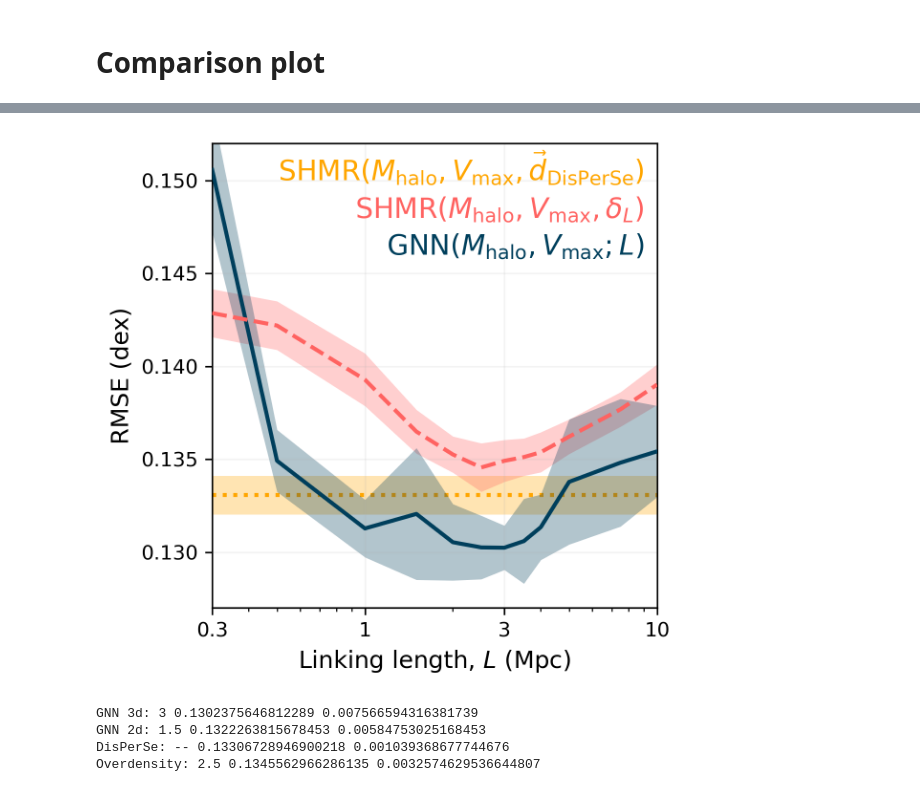
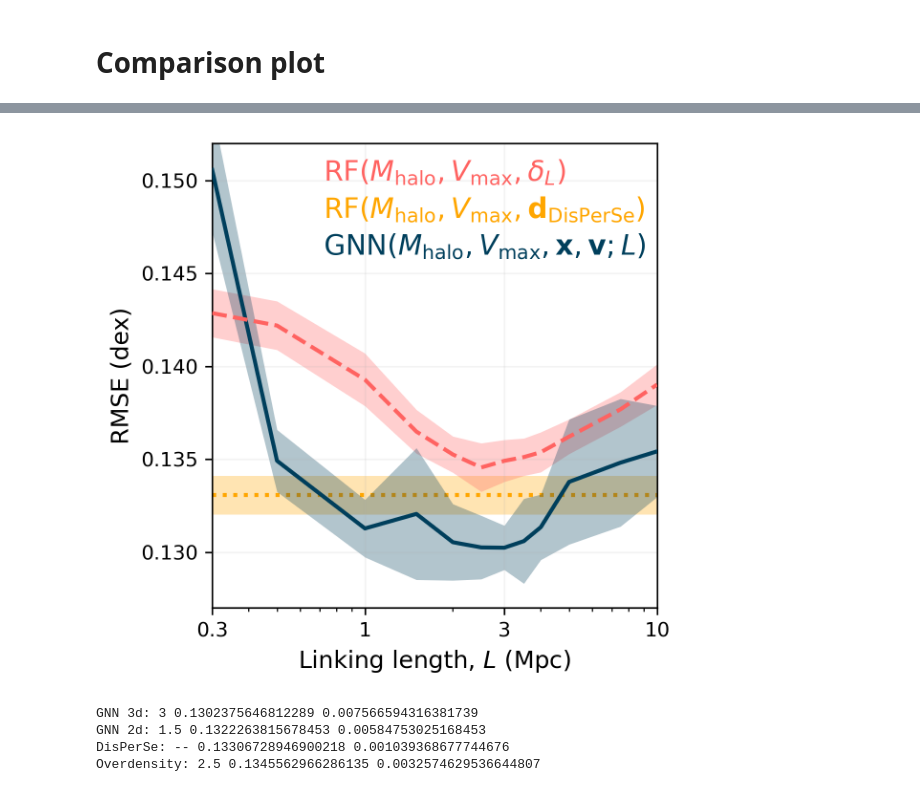
Before and after one commit to jwuphysics/halo-gnns, a Jupyter notebook: notebook/linking-length-tests/disperse_cosmic_web.ipynb, the cells around one changed output, grey strips where cells are left out. Cells and saved outputs as stored; diff of their text form; code cells hidden in the pictures.

```diff
--- a/notebook/linking-length-tests/disperse_cosmic_web.ipynb
+++ b/notebook/linking-length-tests/disperse_cosmic_web.ipynb
@@ -285,0 +291,16 @@ for k in range(6):
+# %%
+k = 4
+split = 6
+
+data_train = data[:k*train_test_frac_split] + data[(k+1)*train_test_frac_split:]
+data_valid = data[k*train_test_frac_split:(k+1)*train_test_frac_split]
+
+X_train_disperse = np.concatenate([torch.hstack([d.x[:, -2:], d.cosmic_web[:, :]]) for d in data_train], 0)
+y_train = np.concatenate([d.y[:, 0] for d in data_train])
+X_valid_disperse = np.concatenate([torch.hstack([d.x[:, -2:], d.cosmic_web[:, :]]) for d in data_valid], 0)
+y_valid = np.concatenate([d.y[:, 0] for d in data_valid])
+
+rf_disperse = RandomForestRegressor()
+rf_disperse.fit(X_train_disperse, y_train)
+
+p_log_Mhalo_rf_disperse = rf_disperse.predict(X_valid_disperse)
@@ -338,37 +350,37 @@ for D in D_links:
     rmse_3d.append(res_k[0])
     rmse_2d.append(res_k[1])
     rmse_overdensity.append(res_k[2])
 
 rmse_cw = res_k[3]
 
 plt.axhline(np.mean(rmse_cw), c=c4, lw=2, ls=":", zorder=1)
 plt.axhspan(np.mean(rmse_cw)-np.std(rmse_cw), np.mean(rmse_cw)+np.std(rmse_cw), color=c4, lw=0, alpha=0.3, zorder=1)
 
 plt.plot(D_links, np.mean(rmse_overdensity, 1), c=c3, lw=2, ls="--", zorder=4)
 plt.fill_between(D_links, np.mean(rmse_overdensity, 1)-np.std(rmse_overdensity, 1), np.mean(rmse_overdensity, 1)+np.std(rmse_overdensity, 1), color=c3, alpha=0.3, lw=0)
 
 # plt.plot(D_links, np.mean(rmse_2d, 1), c=c3, lw=2, zorder=2)
 # plt.fill_between(D_links, np.mean(rmse_2d, 1)-np.std(rmse_2d, 1), np.mean(rmse_2d, 1)+np.std(rmse_2d, 1), color=c3, alpha=0.3, lw=0)
 
 plt.plot(D_links, np.mean(rmse_3d, 1), c=c0, lw=2, zorder=3)
 plt.fill_between(D_links, np.mean(rmse_3d, 1)-np.std(rmse_3d, 1), np.mean(rmse_3d, 1)+np.std(rmse_3d, 1), color=c0, alpha=0.3, lw=0)
 
-plt.text(0.97, 0.92, "SHMR($M_{\\rm halo},V_{\\rm max},\\vec{d}_{\\rm DisPerSe}$)", ha="right", transform=plt.gca().transAxes, fontsize=14, color=c4)
-plt.text(0.97, 0.84, "SHMR($M_{\\rm halo},V_{\\rm max},\\delta_L$)", ha="right", transform=plt.gca().transAxes, fontsize=14, color=c3)
-plt.text(0.97, 0.76, "GNN($M_{\\rm halo},V_{\\rm max};L$)", ha="right", transform=plt.gca().transAxes, fontsize=14, color=c0)
+plt.text(0.25, 0.84, "RF($M_{\\rm halo},V_{\\rm max},\\mathbf{d}_{\\rm DisPerSe}$)", ha="left", transform=plt.gca().transAxes, fontsize=14, color=c4)
+plt.text(0.25, 0.92, "RF($M_{\\rm halo},V_{\\rm max},\\delta_L$)", ha="left", transform=plt.gca().transAxes, fontsize=14, color=c3)
+plt.text(0.25, 0.76, "GNN($M_{\\rm halo},V_{\\rm max}, \\mathbf{x}, \\mathbf{v};L$)", ha="left", transform=plt.gca().transAxes, fontsize=14, color=c0)
 
 # plt.legend(loc="upper right", framealpha=0, fontsize=12, markerfirst=False)
 plt.xscale("log")
 plt.xticks(ticks=[0.3, 1, 3, 10], labels=[0.3, 1, 3, 10])
 plt.grid(alpha=0.15)
 plt.xlabel("Linking length, $L$ (Mpc)", fontsize=12)
 plt.ylabel("RMSE (dex)", fontsize=12)
 plt.ylim(0.127, 0.152)
 plt.xlim(0.3, 10)
 plt.tight_layout()
 plt.savefig(f"{results_dir}/GNN_cosmic_web.pdf")
 # %% [output]
-[figure, old version]
+[figure, new version]
 # %%
 best_ind_gnn_3d = np.argmin(np.mean(rmse_3d, 1))
 print("GNN 3d:", D_links[best_ind_rmse_3d], np.array(rmse_3d)[best_ind_gnn_3d].mean(), np.array(rmse_3d)[:best_ind_gnn_3d].std())
```
Also changed, not shown: parts of 8 cells of this notebook.
